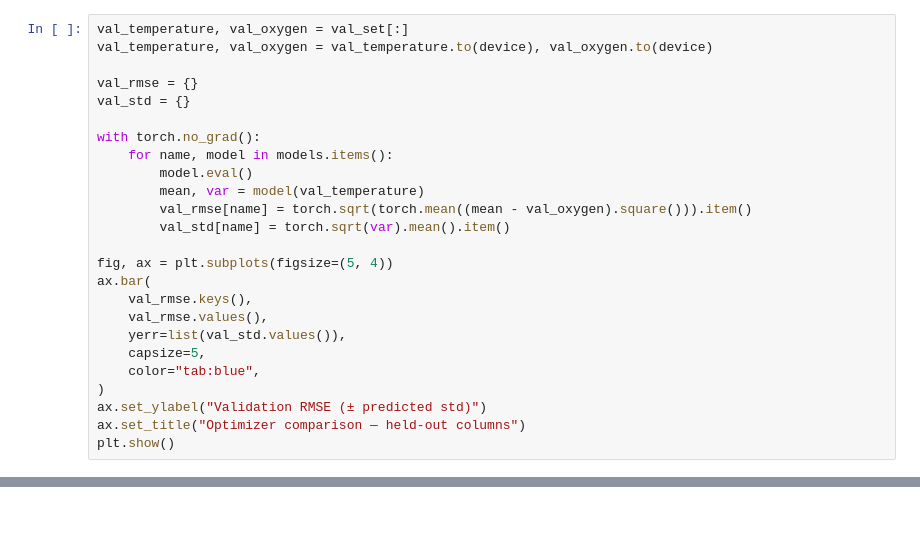
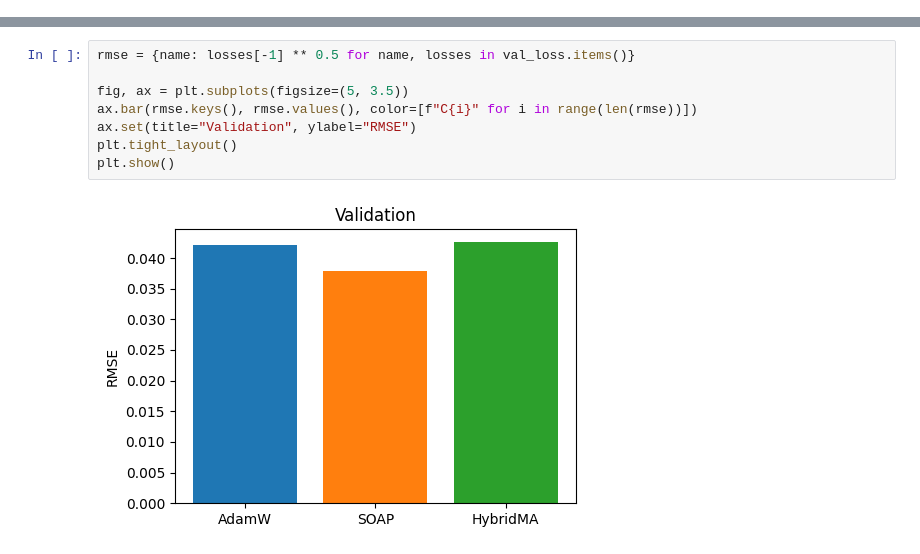
Before and after one commit to VikVador/shaggy, a Jupyter notebook: notebook/demo-optimizers.ipynb, the cells around one changed output, grey strips where cells are left out. Cells and saved outputs as stored; diff of their text form; blank space fills up the shorter version.

```diff
--- a/notebook/demo-optimizers.ipynb
+++ b/notebook/demo-optimizers.ipynb
@@ -301,25 +140,0 @@ Validation RMSE (between the predicted mean and the target) on the columns held
-# %%
-val_temperature, val_oxygen = val_set[:]
-val_temperature, val_oxygen = val_temperature.to(device), val_oxygen.to(device)
-
-val_rmse = {}
-val_std = {}
-
-with torch.no_grad():
-    for name, model in models.items():
-        model.eval()
-        mean, var = model(val_temperature)
-        val_rmse[name] = torch.sqrt(torch.mean((mean - val_oxygen).square())).item()
-        val_std[name] = torch.sqrt(var).mean().item()
-
-fig, ax = plt.subplots(figsize=(5, 4))
-ax.bar(
-    val_rmse.keys(),
-    val_rmse.values(),
-    yerr=list(val_std.values()),
-    capsize=5,
-    color="tab:blue",
-)
-ax.set_ylabel("Validation RMSE (± predicted std)")
-ax.set_title("Optimizer comparison — held-out columns")
-plt.show()
@@ -327,0 +147,10 @@ plt.show()
+# %%
+rmse = {name: losses[-1] ** 0.5 for name, losses in val_loss.items()}
+
+fig, ax = plt.subplots(figsize=(5, 3.5))
+ax.bar(rmse.keys(), rmse.values(), color=[f"C{i}" for i in range(len(rmse))])
+ax.set(title="Validation", ylabel="RMSE")
+plt.tight_layout()
+plt.show()
+# %% [output]
+[figure, added]
```
Also changed, not shown: parts of 18 cells of this notebook, 19 other files.
